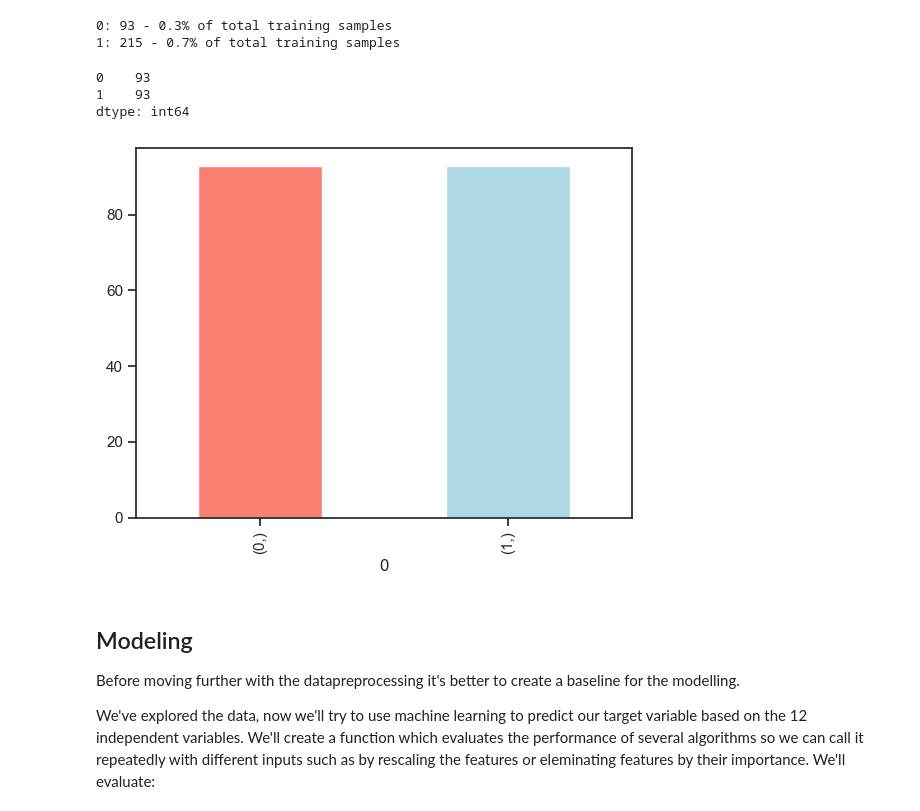
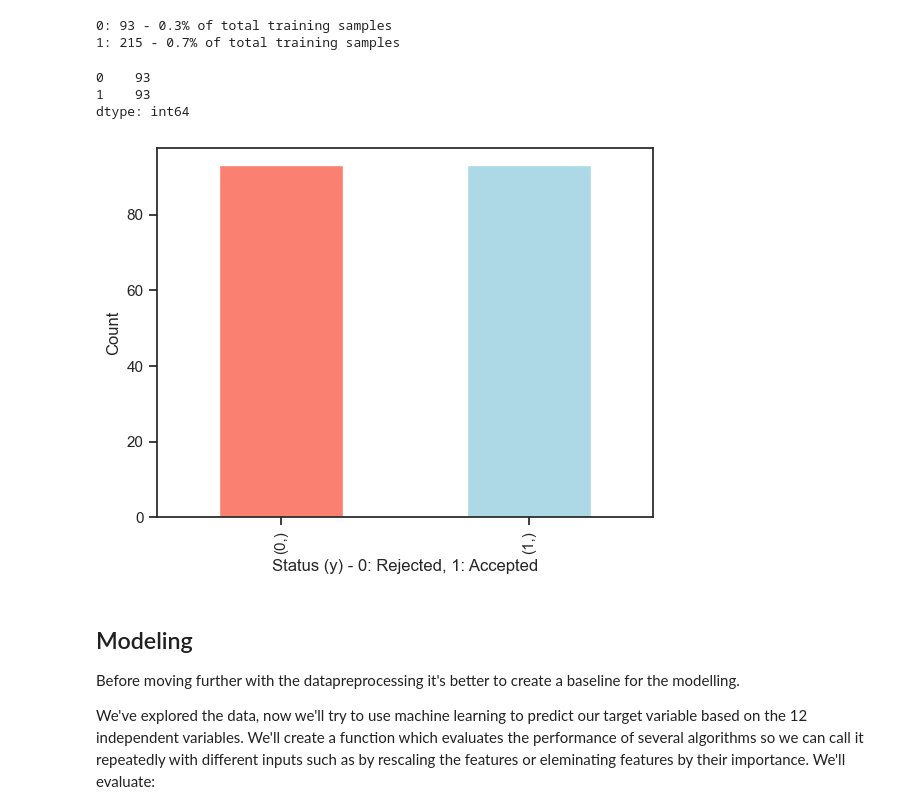
Before and after one commit to muscak/Loan-Prediction, a Jupyter notebook: Loan_Prediction.ipynb, the cells around one changed output. Saved outputs shown, nothing was run; the diff lists cells and outputs as text; code cells hidden in the pictures.

```diff
--- a/Loan_Prediction.ipynb
+++ b/Loan_Prediction.ipynb
@@ -428,7 +429,7 @@ Name: Term, dtype: int64
 # %%
 ordinal = OrdinalEncoder()
 ord_array = ordinal.fit_transform(df_clean[['Dependents', 'Term']])
-df_ord_array = pd.DataFrame(ord_array, columns=['Dependents_Enc', 'Tem_Enc'])
+df_ord_array = pd.DataFrame(ord_array, columns=['Dependents_Enc', 'Term_Enc'])
 df_enc = pd.concat([df_clean, df_ord_array], axis=1)
 df_enc.info()
 # %% [output]
@@ -522,17 +523,21 @@ for value, count in zip(unique_values, value_counts):
 # %%
 undersample = RandomUnderSampler(sampling_strategy='majority', random_state=101)
 
 x_under, y_under = undersample.fit_resample(x_train, y_train)
+
+# Create a dataframe to plot the number of samples for each label
 df_y_under = pd.DataFrame(y_under)
 print(df_y_under.value_counts())
 
 df_y_under.value_counts().plot(kind='bar', color=['salmon', 'lightblue'])
+plt.xlabel('Status (y) - 0: Rejected, 1: Accepted')
+plt.ylabel('Count')
 plt.show()
 # %% [output]
 0    93
 1    93
 dtype: int64
-[figure, old version]
+[figure, new version]
 # %% [markdown]
 ## Modeling
 
```
Also changed, not shown: parts of 19 cells of this notebook.
